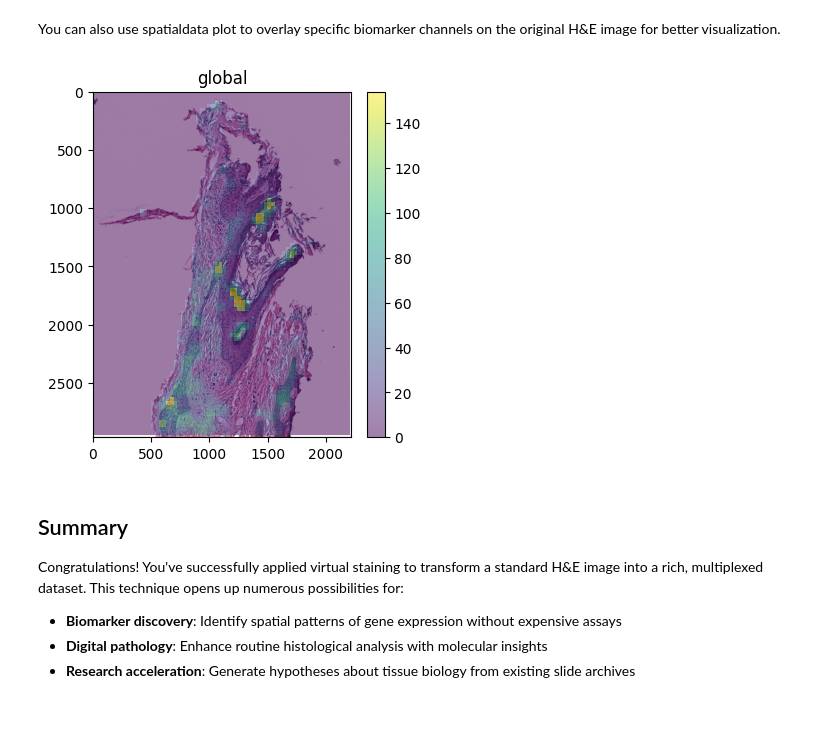
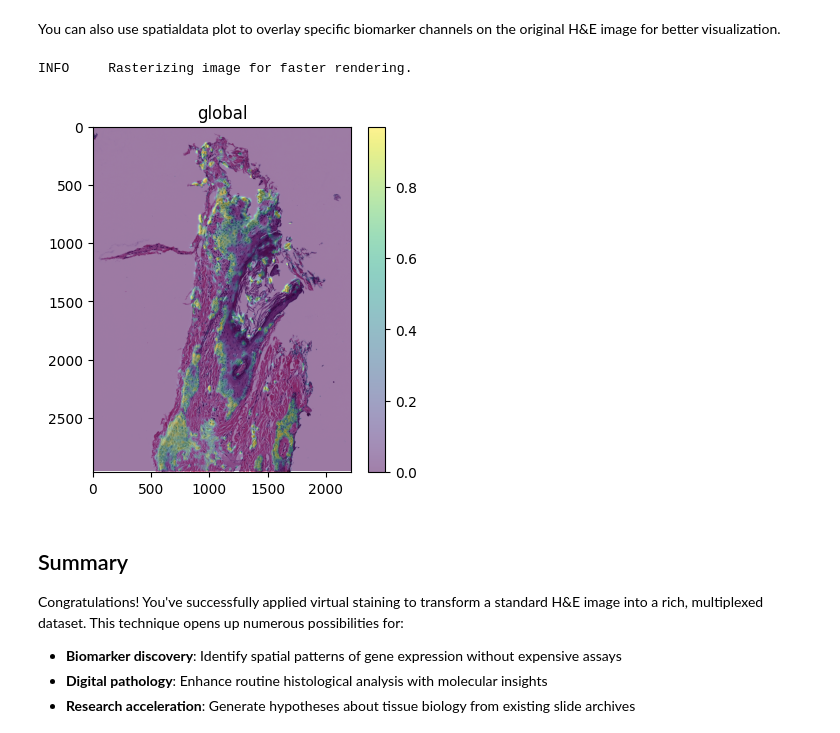
Before and after one commit to rendeirolab/lazyslide-tutorials, a Jupyter notebook: tutorials/virtual_staining.ipynb, the cells around one changed output. Saved outputs shown, nothing was run; the diff lists cells and outputs as text; code cells hidden in the pictures.

```diff
--- a/tutorials/virtual_staining.ipynb
+++ b/tutorials/virtual_staining.ipynb
@@ -141,15 +151,16 @@ plt.show()
 # %% [markdown]
 You can also use spatialdata plot to overlay specific biomarker channels on the original H&E image for better visualization.
 # %%
-import spatialdata_plot  # noqa
+import spatialdata_plot  # noqa: F401
 
 (
     wsi.pl.render_images("wsi_thumbnail")
-    .pl.render_images("rosie_prediction", channel=["DAPI"], alpha=0.5)
+    .pl.render_images("gigatime_prediction", channel=["DAPI"], alpha=0.5)
     .pl.show()
 )
 # %% [output]
+INFO     Rasterizing image for faster rendering.
-[figure, old version]
+[figure, new version]
 # %% [markdown]
 ## Summary
 
```
Also changed, not shown: parts of 7 cells of this notebook.
